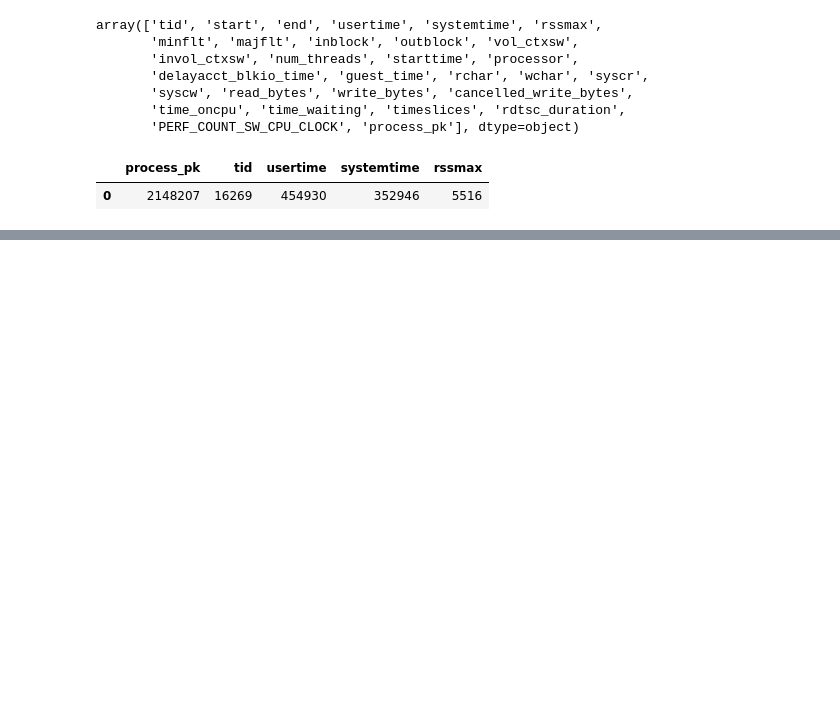
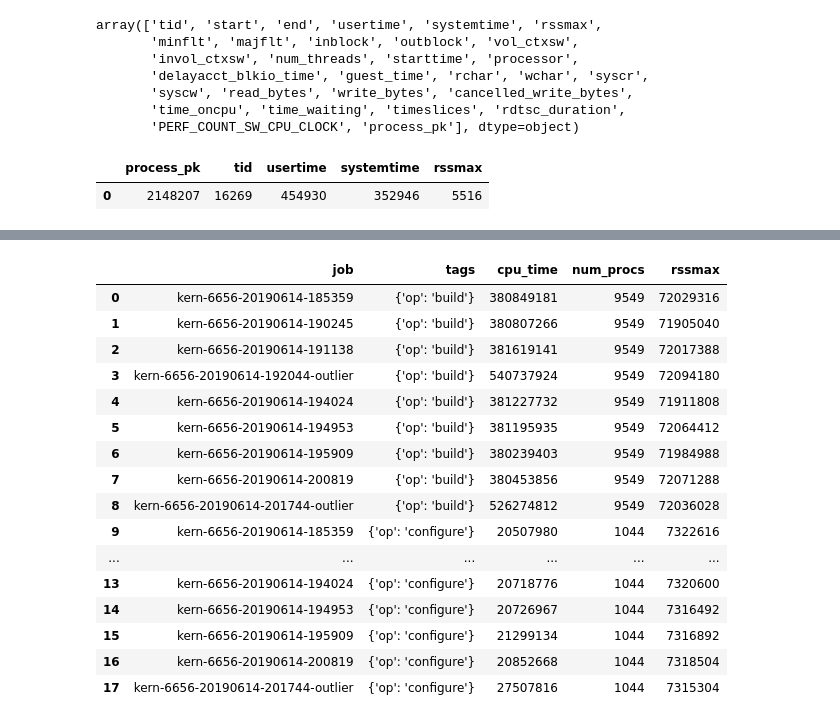
Before and after one commit to ilaflott/epmt, a Jupyter notebook: Query-API.ipynb, the cells around one changed output, grey strips where cells are left out. Cells and saved outputs as stored; diff of their text form; code cells hidden in the pictures; blank space fills up the shorter version.

Commit message:
completed workbook Query-API

```diff
--- a/Query-API.ipynb
+++ b/Query-API.ipynb
@@ -643,0 +696,6 @@ j
+# %%
+# start by locating the job in the database using tags
+# you can specify tags as a dict or a string
+# use fmt='terse' as we just want to know the job id
+kern_jobs = j = eq.get_jobs(tag = 'exp_name:linux_kernel', fmt='terse')
+j
@@ -692,7 +931,25 @@ eq.op_metrics(jobs='kernel-build-20190606-150222', fmt='pandas', sql_debug=True)
 # %%
-# Now let's run the same query against all jobs. In this case, we need
+# Now let's run the same query against all the kernel build jobs. In this case, we need
 # to provide a list of tags (or a single tag) for the operation
-eq.op_metrics(tags=['operation:build', 'operation:configure'])[['job','tags', 'exclusive_cpu_time','num_procs', 'rssmax']]
+eq.op_metrics(kern_jobs, tags=['op:build', 'op:configure'])[['job','tags', 'cpu_time','num_procs', 'rssmax']]
+# %% [output]
+|  | job | tags | cpu_time | num_procs | rssmax |
+| 0 | kern-6656-20190614-185359 | {'op': 'build'} | 380849181 | 9549 | 72029316 |
+| 1 | kern-6656-20190614-190245 | {'op': 'build'} | 380807266 | 9549 | 71905040 |
+| 2 | kern-6656-20190614-191138 | {'op': 'build'} | 381619141 | 9549 | 72017388 |
+| 3 | kern-6656-20190614-192044-outlier | {'op': 'build'} | 540737924 | 9549 | 72094180 |
+| 4 | kern-6656-20190614-194024 | {'op': 'build'} | 381227732 | 9549 | 71911808 |
+| 5 | kern-6656-20190614-194953 | {'op': 'build'} | 381195935 | 9549 | 72064412 |
+| 6 | kern-6656-20190614-195909 | {'op': 'build'} | 380239403 | 9549 | 71984988 |
+| 7 | kern-6656-20190614-200819 | {'op': 'build'} | 380453856 | 9549 | 72071288 |
+| 8 | kern-6656-20190614-201744-outlier | {'op': 'build'} | 526274812 | 9549 | 72036028 |
+| 9 | kern-6656-20190614-185359 | {'op': 'configure'} | 20507980 | 1044 | 7322616 |
+| ... | ... | ... | ... | ... | ... |
+| 13 | kern-6656-20190614-194024 | {'op': 'configure'} | 20718776 | 1044 | 7320600 |
+| 14 | kern-6656-20190614-194953 | {'op': 'configure'} | 20726967 | 1044 | 7316492 |
+| 15 | kern-6656-20190614-195909 | {'op': 'configure'} | 21299134 | 1044 | 7316892 |
+| 16 | kern-6656-20190614-200819 | {'op': 'configure'} | 20852668 | 1044 | 7318504 |
+| 17 | kern-6656-20190614-201744-outlier | {'op': 'configure'} | 27507816 | 1044 | 7315304 |
 # %%
 # let's look at a particular job and see the processes with largest page faults
 # across all threads for only the build operation
```
Also changed, not shown: parts of 95 cells of this notebook.
